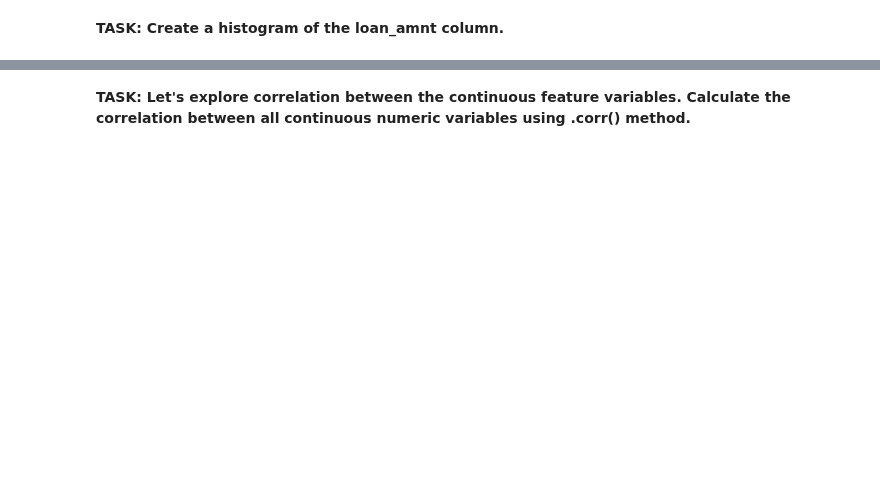
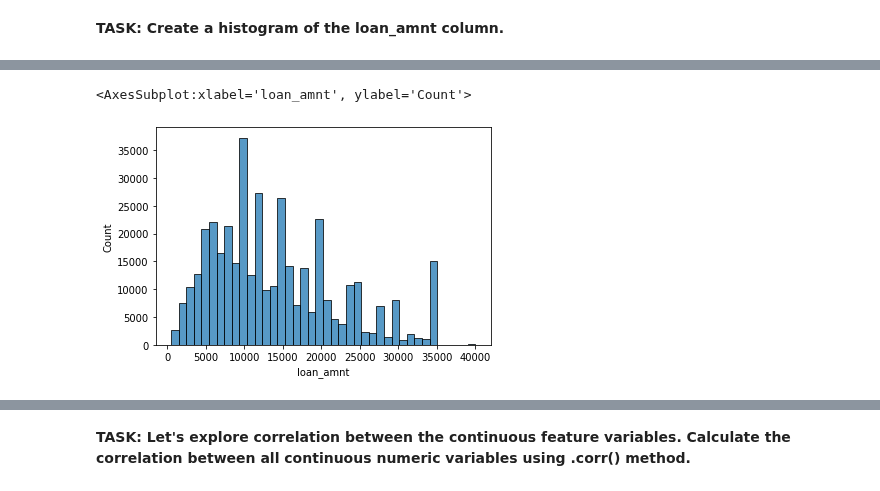
Before and after one commit to mxagar/tool_guides, a Jupyter notebook: python/data_science/19_NeuralNetworks/19_04_NeuralNetworks_TensorflowKeras_ProjectExercise.ipynb, the cells around one changed output, grey strips where cells are left out. Drawn from its saved outputs; the diff is of its cells as text; code cells hidden in the pictures; blank space fills up the shorter version.

```diff
--- a/python/data_science/19_NeuralNetworks/19_04_NeuralNetworks_TensorflowKeras_ProjectExercise.ipynb
+++ b/python/data_science/19_NeuralNetworks/19_04_NeuralNetworks_TensorflowKeras_ProjectExercise.ipynb
@@ -254,0 +248,5 @@ memory usage: 81.6+ MB
+# %%
+sns.histplot(x='loan_amnt',data=df,bins=40,kde=False)
+# %% [output]
+<AxesSubplot:xlabel='loan_amnt', ylabel='Count'>
+[figure, added]
```
Also changed, not shown: parts of 70 cells of this notebook, 1 other file.
